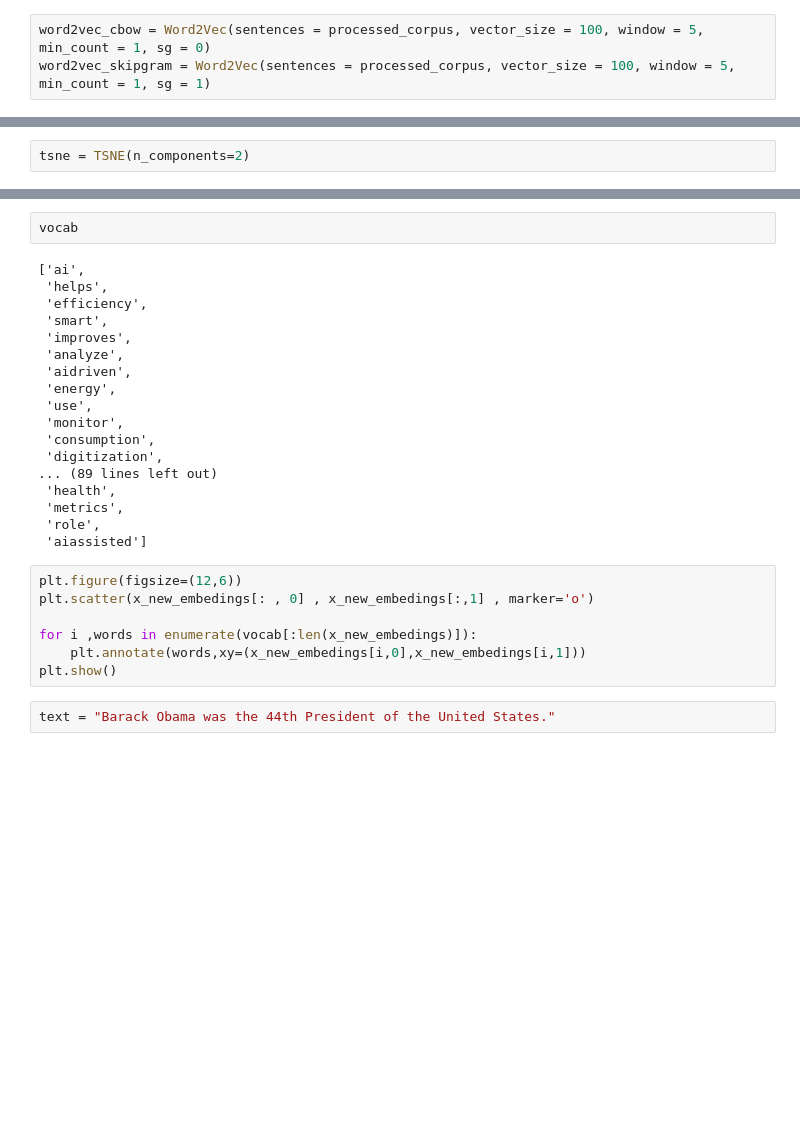
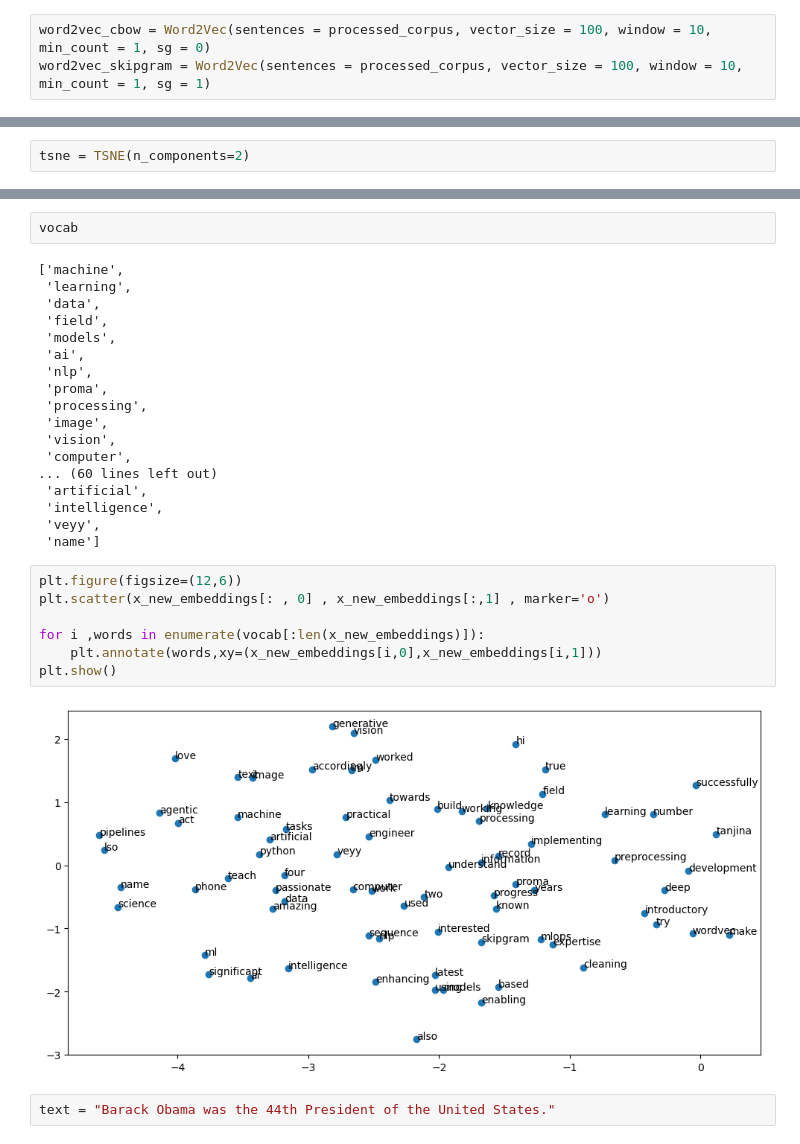
Before and after one commit to tproma/GenAI_AgenticAI_NLP, a Jupyter notebook: notebooks/3_word2vec.ipynb, the cells around one changed output, grey strips where cells are left out. Saved outputs shown, nothing was run; the diff lists cells and outputs as text; blank space fills up the shorter version.

```diff
--- a/notebooks/3_word2vec.ipynb
+++ b/notebooks/3_word2vec.ipynb
@@ -135,8 +135,8 @@ processed_corpus
 # %% [markdown]
 ## word2vec CBOW VS Skipram
 # %%
-word2vec_cbow = Word2Vec(sentences = processed_corpus, vector_size = 100, window = 5, min_count = 1, sg = 0)
-word2vec_skipgram = Word2Vec(sentences = processed_corpus, vector_size = 100, window = 5, min_count = 1, sg = 1)
+word2vec_cbow = Word2Vec(sentences = processed_corpus, vector_size = 100, window = 10, min_count = 1, sg = 0)
+word2vec_skipgram = Word2Vec(sentences = processed_corpus, vector_size = 100, window = 10, min_count = 1, sg = 1)
 # %%
 word2vec_cbow
 # %% [output]
@@ -281,30 +287,32 @@ plt.scatter(x_new_embeddings[: , 0] , x_new_embeddings[:,1] , marker='o')
 # %%
 vocab
 # %% [output]
-['ai',
- 'helps',
- 'efficiency',
- 'smart',
- 'improves',
- 'analyze',
- 'aidriven',
- 'energy',
- 'use',
- 'monitor',
- 'consumption',
- 'digitization',
-... (89 lines left out)
- 'health',
- 'metrics',
- 'role',
- 'aiassisted']
+['machine',
+ 'learning',
+ 'data',
+ 'field',
+ 'models',
+ 'ai',
+ 'nlp',
+ 'proma',
+ 'processing',
+ 'image',
+ 'vision',
+ 'computer',
+... (60 lines left out)
+ 'artificial',
+ 'intelligence',
+ 'veyy',
+ 'name']
 # %%
 plt.figure(figsize=(12,6))
-plt.scatter(x_new_embedings[: , 0] , x_new_embedings[:,1] , marker='o')
+plt.scatter(x_new_embeddings[: , 0] , x_new_embeddings[:,1] , marker='o')
 
-for i ,words in enumerate(vocab[:len(x_new_embedings)]):
-    plt.annotate(words,xy=(x_new_embedings[i,0],x_new_embedings[i,1]))
+for i ,words in enumerate(vocab[:len(x_new_embeddings)]):
+    plt.annotate(words,xy=(x_new_embeddings[i,0],x_new_embeddings[i,1]))
 plt.show()
+# %% [output]
+[figure, added]
 # %%
 text = "Barack Obama was the 44th President of the United States."
 # %%
```
Also changed, not shown: parts of 15 cells of this notebook.
